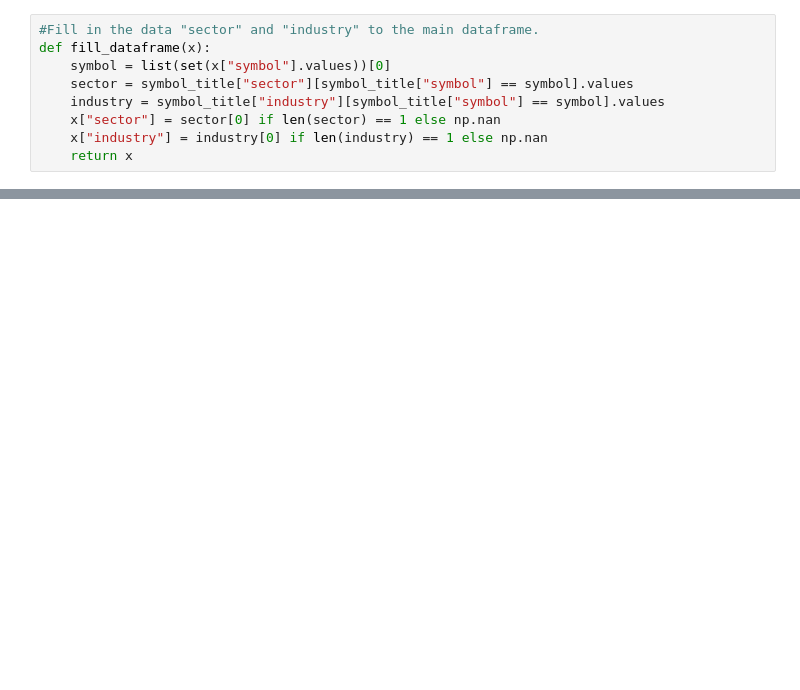
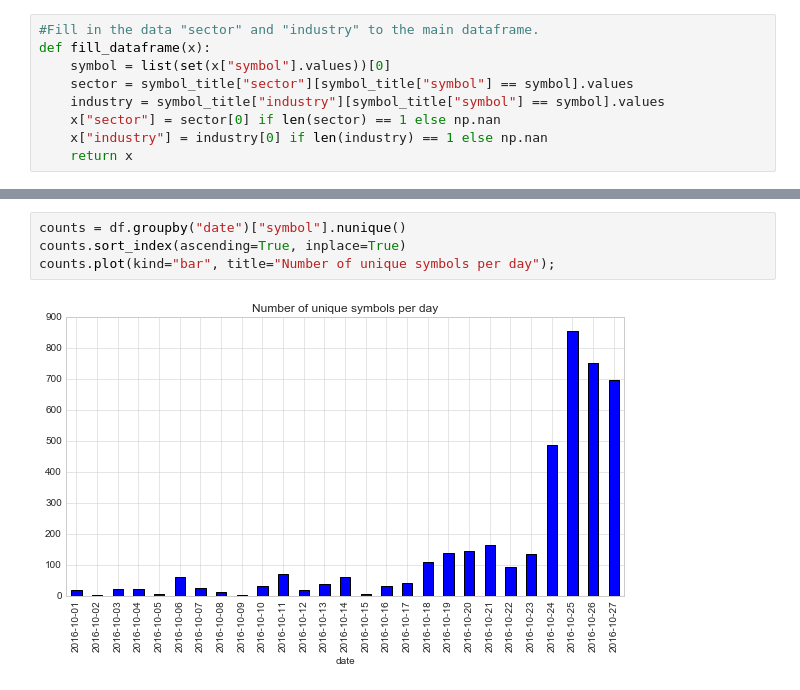
Before and after one commit to noelnamai/network-science, a Jupyter notebook: StockTwits.ipynb, the cells around one changed output, grey strips where cells are left out. Drawn from its saved outputs; the diff is of its cells as text; blank space fills up the shorter version.

```diff
--- a/StockTwits.ipynb
+++ b/StockTwits.ipynb
@@ -160,0 +200,6 @@ df.shape[0]
+# %%
+counts = df.groupby("date")["symbol"].nunique()
+counts.sort_index(ascending=True, inplace=True)
+counts.plot(kind="bar", title="Number of unique symbols per day");
+# %% [output]
+[figure, added]
```
Also changed, not shown: parts of 31 cells of this notebook, 8 other files.
